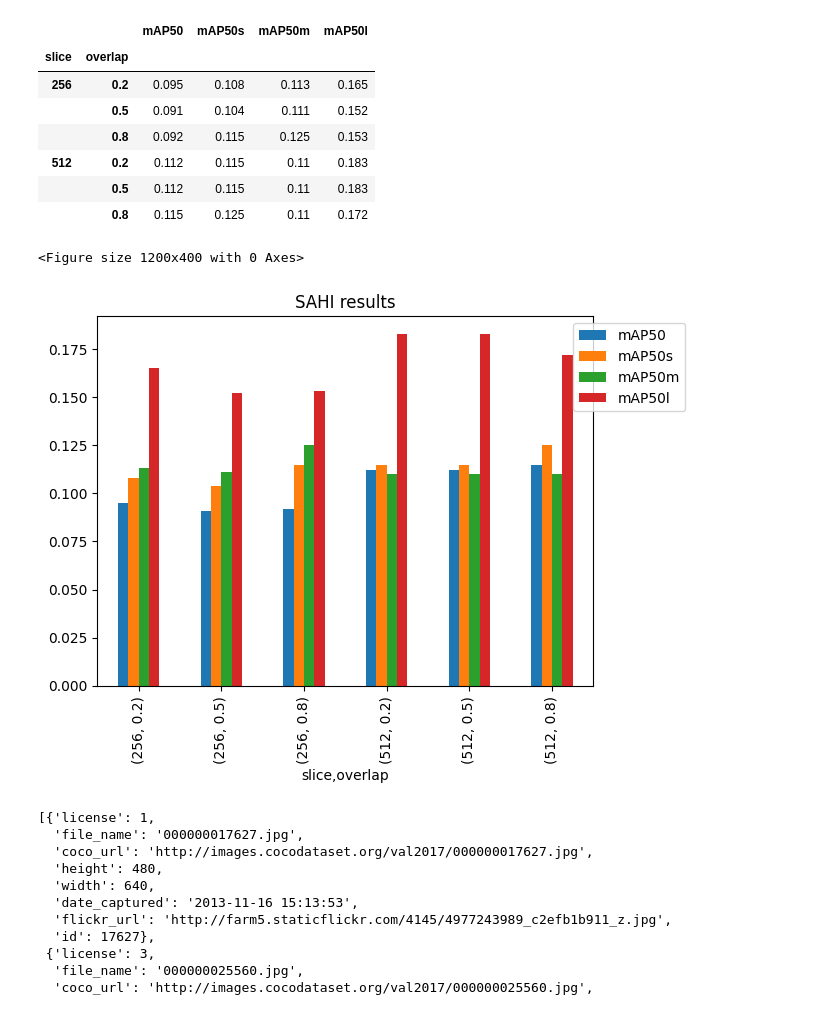
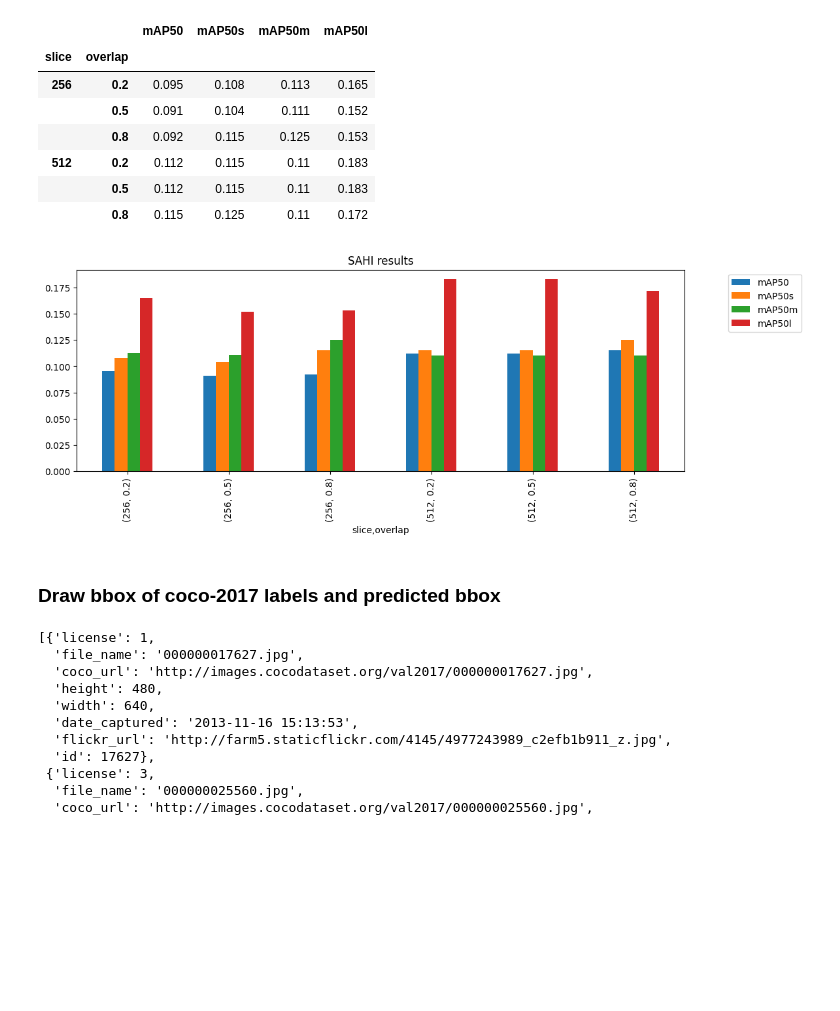
Before and after one commit to helenprokonina/Yolov8Training, a Jupyter notebook: compare_sahi.ipynb, the cells around one changed output. Drawn from its saved outputs; the diff is of its cells as text; code cells hidden in the pictures; blank space fills up the shorter version.

```diff
--- a/compare_sahi.ipynb
+++ b/compare_sahi.ipynb
@@ -447,11 +432,9 @@ sahi_results
 |  | 0.5 | 0.112 | 0.115 | 0.11 | 0.183 |
 |  | 0.8 | 0.115 | 0.125 | 0.11 | 0.172 |
 # %%
-plt.figure(figsize=(12,4))
-sahi_results.plot(kind='bar');
+sahi_results.plot(kind='bar', figsize=(12,4));
 plt.title("SAHI results");
 plt.legend(bbox_to_anchor=(1.2, 1.0))
 plt.show();
 # %% [output]
-<Figure size 1200x400 with 0 Axes>
-[figure, old version]
+[figure, new version]
@@ -460,3 +441,5 @@ plt.show();
+# %% [markdown]
+### Draw bbox of coco-2017 labels and predicted bbox
 # %%
 f = open("coco-2017/validation/new_labels.json")
 
```
Also changed, not shown: parts of 20 cells of this notebook.
